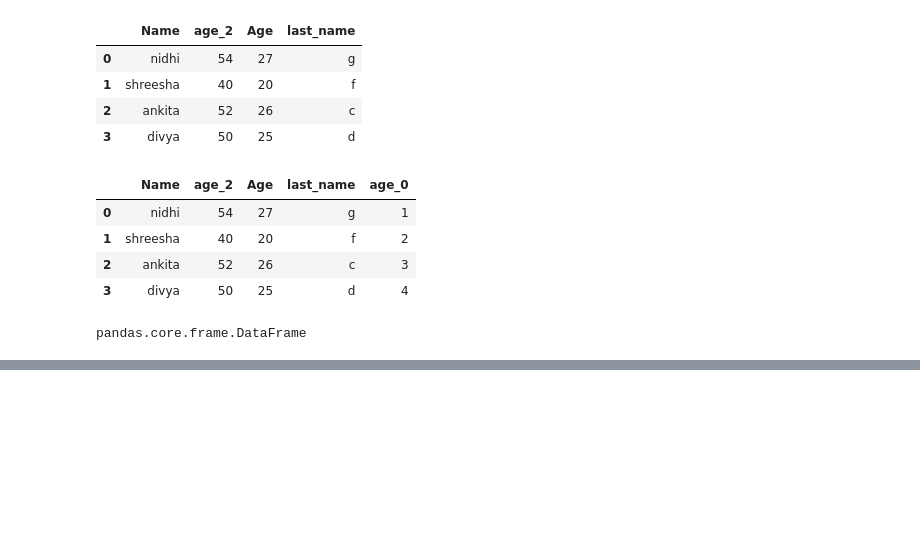
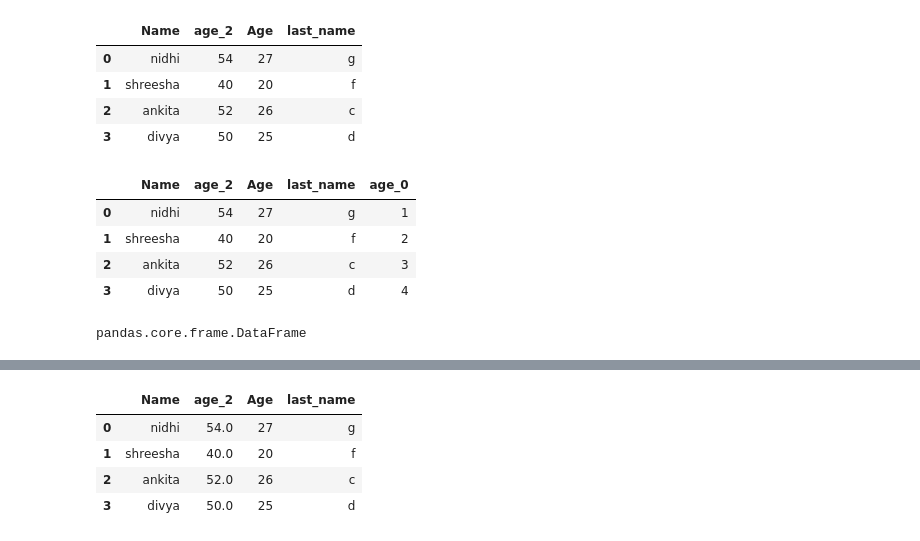
Before and after one commit to Shrinidhig29/leetcode_24, a Jupyter notebook: Pandas_Easy_Question.ipynb, the cells around one changed output, grey strips where cells are left out. Saved outputs shown, nothing was run; the diff lists cells and outputs as text; code cells hidden in the pictures; blank space fills up the shorter version.

```diff
--- a/Pandas_Easy_Question.ipynb
+++ b/Pandas_Easy_Question.ipynb
@@ -139,0 +208,10 @@ pandas.core.frame.DataFrame
+# %%
+student_dup_2.dropna()
+# dataframe.dropna(*, axis=0/1, how=all/any, thresh=int/optional, subset=col name, implace=bool)
+# student_dup_2[student_dup_2['age_2'].notnull()]
+# %% [output]
+|  | Name | age_2 | Age | last_name |
+| 0 | nidhi | 54.0 | 27 | g |
+| 1 | shreesha | 40.0 | 20 | f |
+| 2 | ankita | 52.0 | 26 | c |
+| 3 | divya | 50.0 | 25 | d |
```
Also changed, not shown: parts of 21 cells of this notebook.
